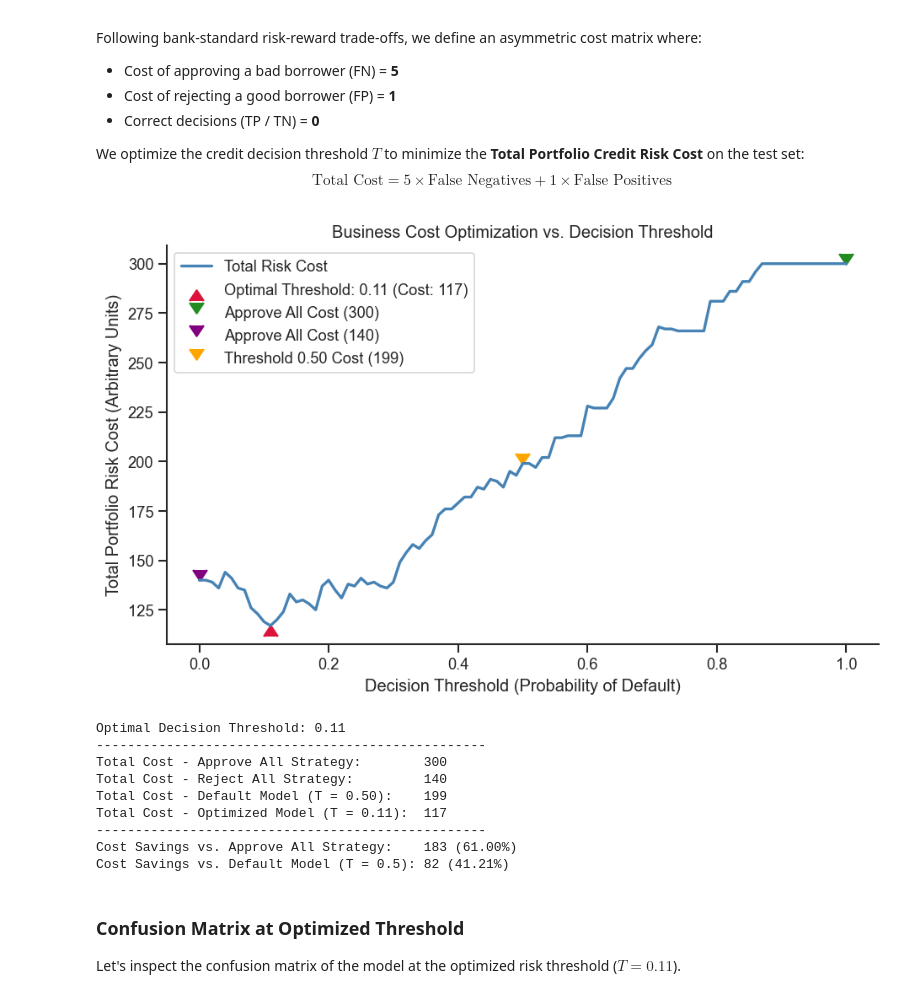
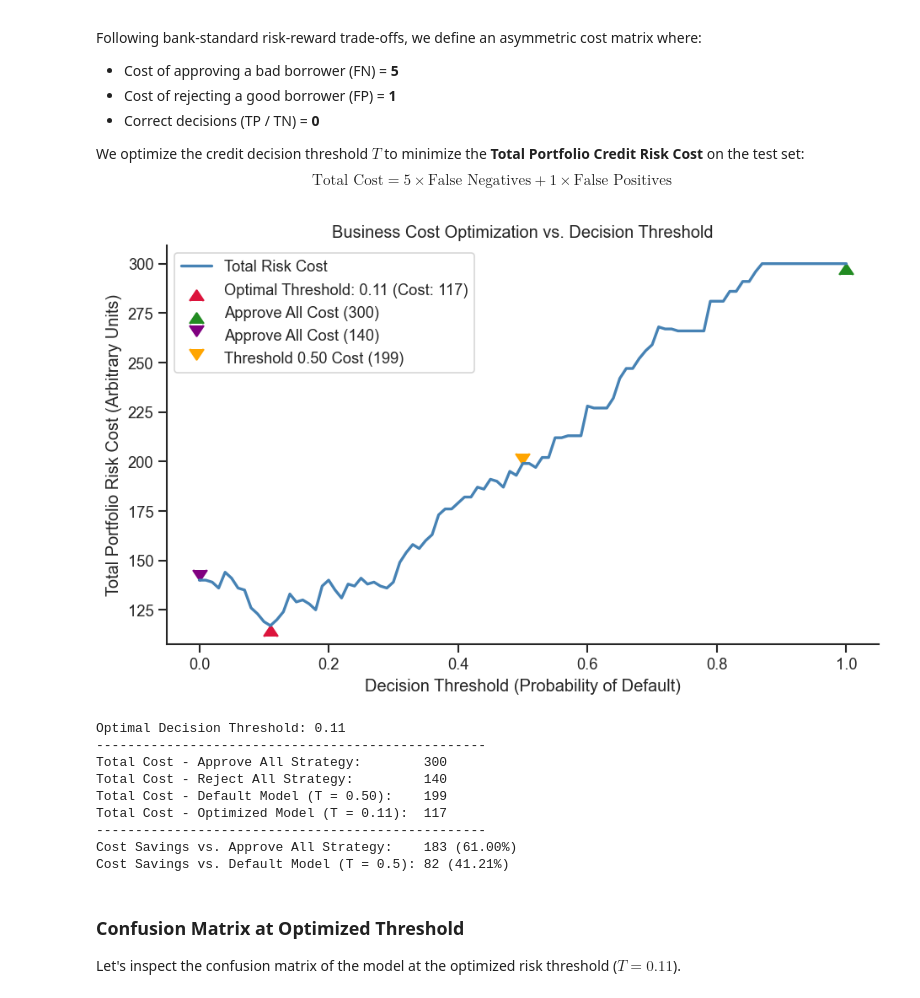
Before and after one commit to alexwill314/german_credit_eda, a Jupyter notebook: notebooks/German_Credit_Data_Analysis.ipynb, the cells around one changed output. Cells and saved outputs as stored; diff of their text form; code cells hidden in the pictures.

```diff
--- a/notebooks/German_Credit_Data_Analysis.ipynb
+++ b/notebooks/German_Credit_Data_Analysis.ipynb
@@ -484,7 +484,7 @@ df_model = df_model.drop(columns=['credit_risk'])
 df_model['age_bin'] = pd.cut(df_model['age'], bins=[0, 25, 35, 45, 120], labels=['<25', '25-35', '35-45', '45+'])
 df_model['duration_bin'] = pd.cut(df_model['duration'], bins=[0, 12, 24, 36, 120], labels=['<12', '12-24', '24-36', '36+'])
 df_model['amount_bin'] = pd.cut(df_model['amount'], bins=np.append(np.arange(0,5500,1000),20000),
-labels=['<1000'] + [f'{500*i}-{500*(i+1)}' for i in range(1,5)] + ['5000+'])
+labels=['<1000'] + [f'{1000*i}-{1000*(i+1)}' for i in range(1,5)] + ['5000+'])
 df_model = df_model.drop(columns=['age', 'duration','amount'])
 
 # 3. Train-test split (80/20) with stratification to maintain default rates
@@ -692,35 +692,35 @@ y_pred_50 = (y_pred_prob >= 0.5).astype(int)
 fn_50 = np.sum((y_test == 1) & (y_pred_50 == 0))
 fp_50 = np.sum((y_test == 0) & (y_pred_50 == 1))
 cost_50 = 5 * fn_50 + 1 * fp_50
 
 # Plot Cost Curve vs. Threshold
 fig, ax = plt.subplots(figsize=(8, 5))
 ax.plot(thresholds, cost_list, color='steelblue', lw=2, label='Total Risk Cost')
 ax.scatter(optimal_threshold, optimal_cost, color='crimson', marker = 6, s=100,
            label=f'Optimal Threshold: {optimal_threshold:.2f} (Cost: {optimal_cost})')
-ax.scatter(1,cost_approve_all, color='forestgreen', marker = 7, s=100, label=f'Approve All Cost ({cost_approve_all})')
+ax.scatter(1,cost_approve_all, color='forestgreen', marker = 6, s=100, label=f'Approve All Cost ({cost_approve_all})')
 ax.scatter(0,cost_reject_all, color='purple', marker = 7, s=100, label=f'Approve All Cost ({cost_reject_all})')
 ax.scatter(0.5,cost_50, color='orange', marker = 7, s=100, label=f'Threshold 0.50 Cost ({cost_50})')
 
 ax.set_title('Business Cost Optimization vs. Decision Threshold')
 ax.set_xlabel('Decision Threshold (Probability of Default)')
 ax.set_ylabel('Total Portfolio Risk Cost (Arbitrary Units)')
 ax.legend()
 plt.tight_layout()
 plt.show()
 
 # Print detailed business cost comparison
 print(f"Optimal Decision Threshold: {optimal_threshold:.2f}")
 print("-" * 50)
 print(f"Total Cost - Approve All Strategy:        {cost_approve_all}")
 print(f"Total Cost - Reject All Strategy:         {cost_reject_all}")
 print(f"Total Cost - Default Model (T = 0.50):    {cost_50}")
 print(f"Total Cost - Optimized Model (T = {optimal_threshold:.2f}):  {optimal_cost}")
 print("-" * 50)
 print(f"Cost Savings vs. Approve All Strategy:    {cost_approve_all - optimal_cost} ({((cost_approve_all - optimal_cost)/cost_approve_all):.2%})")
 print(f"Cost Savings vs. Default Model (T = 0.5): {cost_50 - optimal_cost} ({((cost_50 - optimal_cost)/cost_50):.2%})")
 # %% [output]
-[figure, old version]
+[figure, new version]
 Optimal Decision Threshold: 0.11
 --------------------------------------------------
 Total Cost - Approve All Strategy:        300
```
Also changed, not shown: parts of 1 cell of this notebook, 1 other file.
